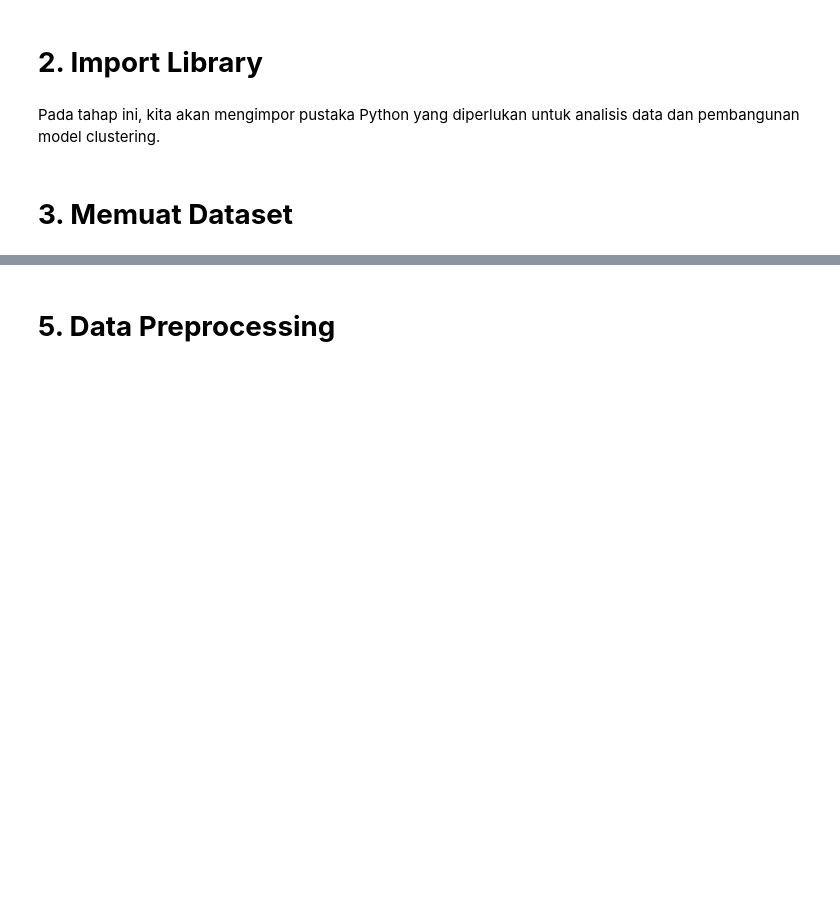
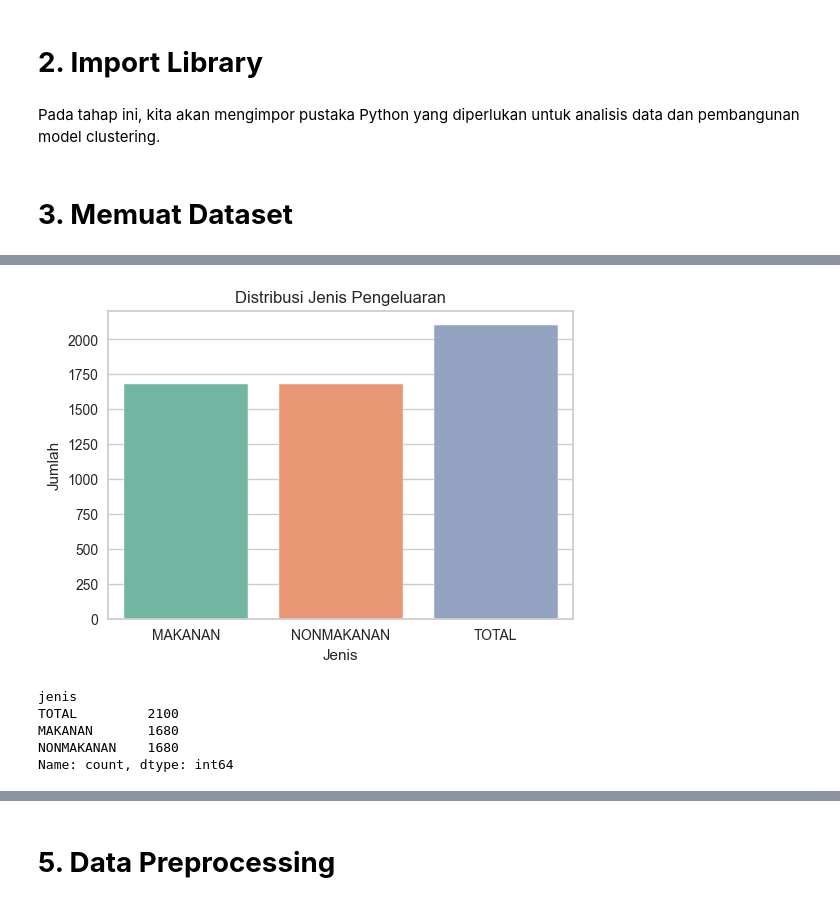
Before and after one commit to MuhDila/Submission_Belajar_Machine_Learning_untuk_Pemula, a Jupyter notebook: [Clustering]_Submission_Akhir_BMLP_Muhammad Dila.ipynb, the cells around one changed output, grey strips where cells are left out. Drawn from its saved outputs; the diff is of its cells as text; code cells hidden in the pictures; blank space fills up the shorter version.

```diff
--- a/[Clustering]_Submission_Akhir_BMLP_Muhammad Dila.ipynb
+++ b/[Clustering]_Submission_Akhir_BMLP_Muhammad Dila.ipynb
@@ -102,0 +228,19 @@ Tujuan dari EDA adalah untuk memperoleh wawasan awal yang mendalam mengenai data
+# %%
+# Visualisasi distribusi jenis pengeluaran
+plt.figure(figsize=(6,4))
+sns.countplot(x=df['jenis'], hue=df['jenis'], palette='Set2', legend=False)
+plt.title("Distribusi Jenis Pengeluaran")
+plt.xlabel("Jenis")
+plt.ylabel("Jumlah")
+plt.show()
+# %% [output]
+[figure, added]
+# %%
+# Total semua kategori jenis pengeluaran
+print(df['jenis'].value_counts())
+# %% [output]
+jenis
+TOTAL         2100
+MAKANAN       1680
+NONMAKANAN    1680
+Name: count, dtype: int64
```
Also changed, not shown: parts of 33 cells of this notebook.
